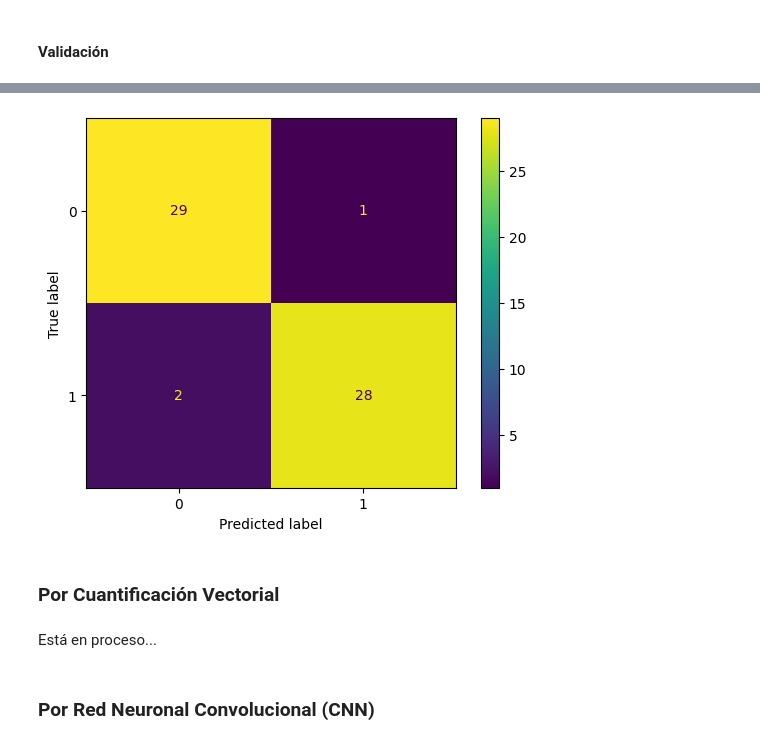
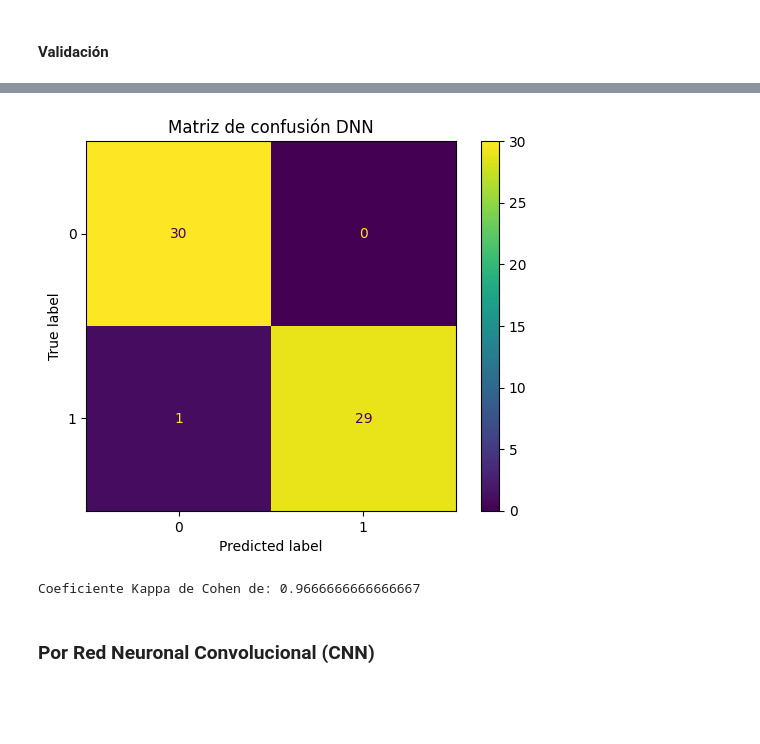
Before and after one commit to OmarAlejandroLinares/Signal-Processing-for-motor-imagery-BCI, a Jupyter notebook: lectura.ipynb, the cells around one changed output, grey strips where cells are left out. Saved outputs shown, nothing was run; the diff lists cells and outputs as text; code cells hidden in the pictures; blank space fills up the shorter version.

```diff
--- a/lectura.ipynb
+++ b/lectura.ipynb
@@ -522,7 +576,27 @@ train_percentage = 0.7
+# %%
+# Separando el data set
+from sklearn.model_selection import train_test_split
+train1, test1 = train_test_split(trials_filt[cl1].T, train_size = train_size,shuffle = True)
+train2, test2 = train_test_split(trials_filt[cl2].T, train_size = train_size,shuffle = True)
+
+# Calcular el número de pruebas por clase por porcentaje elegido
+ntrain_1 = int(trials_filt[cl1].shape[2] * train_size)
+ntrain_2 = ntrain_1
+ntest_1 = trials_filt[cl1].shape[2] - ntrain_1
+ntest_2 = ntest_1
 # %%
-# Calcular el número de pruebas por clase por porcentaje elegido
-ntrain_1 = int(trials_filt[cl1].shape[2] * train_percentage)
-ntrain_2 = int(trials_filt[cl2].shape[2] * train_percentage)
+# # Porcentaje de pruebas para usarse en el entranmiento
+# train_percentage = 0.7
+# # Calcular el número de pruebas por clase por porcentaje elegido
+# ntrain_1 = int(trials_filt[cl1].shape[2] * train_percentage)
+# ntrain_2 = int(trials_filt[cl2].shape[2] * train_percentage)
 
-ntest_1 = trials_filt[cl1].shape[2] - ntrain_1
-ntest_2 = trials_filt[cl2].shape[2] - ntrain_2
+# ntest_1 = trials_filt[cl1].shape[2] - ntrain_1
+# ntest_2 = trials_filt[cl2].shape[2] - ntrain_2
+
+# # Separando la señal filtrada en entrenamiento y prueba
+# train = {cl1: trials_filt[cl1][:,:,:ntrain_1],
+# cl2: trials_filt[cl2][:,:,:ntrain_2]}
+
+# test = {cl1: trials_filt[cl1][:,:,ntrain_1:],
+# cl2: trials_filt[cl2][:,:,ntrain_2:]}
@@ -531,7 +603,4 @@ ntest_2 = trials_filt[cl2].shape[2] - ntrain_2
 # %%
 # Seaparando la señal filtrada en entrenamiento y prueba
-train = {cl1: trials_filt[cl1][:,:,:ntrain_1],
-cl2: trials_filt[cl2][:,:,:ntrain_2]}
-
-test = {cl1: trials_filt[cl1][:,:,ntrain_1:],
-cl2: trials_filt[cl2][:,:,ntrain_2:]}
+train = {cl1: train1.T, cl2: train2.T}
+test = {cl1: test1.T, cl2: test2.T}
@@ -685,7 +758,7 @@ def csp_car(trials_logvar):
     size = trials_logvar[cl1].shape[0]
     vector = np.zeros(size)
     for s in range(size):
-        vector[s] = (np.mean(trials_logvar[cl1][s])-np.mean(trials_logvar[cl2][s]))
+        vector[s] = (np.mean(trials_logvar[cl1][s])-np.mean(trials_logvar[cl2][s])+np.mean(trials_logvar[cl1][s]))
     return vector
 # %%
 # Probando función
@@ -844,6 +913,6 @@ from sklearn.metrics import confusion_matrix, ConfusionMatrixDisplay
 cm = confusion_matrix(csp_y_test, predictions2)
 disp = ConfusionMatrixDisplay(confusion_matrix=cm,)
 disp.plot()
-
+plt.title('Matriz de confusión DNN')
 plt.show()
 # %% [output]
@@ -851,8 +921,10 @@ plt.show()
-[figure, old version]
+[figure, new version]
-# %% [markdown]
-### Por Cuantificación Vectorial
-# %% [markdown]
-Está en proceso...
+# %%
+from sklearn.metrics import cohen_kappa_score
+kappa = cohen_kappa_score(csp_y_test, predictions2)
+print("Coeficiente Kappa de Cohen de:",kappa)
+# %% [output]
+Coeficiente Kappa de Cohen de: 0.9666666666666667
 # %% [markdown]
 ### Por Red Neuronal Convolucional (CNN)
 # %%
```
Also changed, not shown: parts of 63 cells of this notebook, 3 other files.
